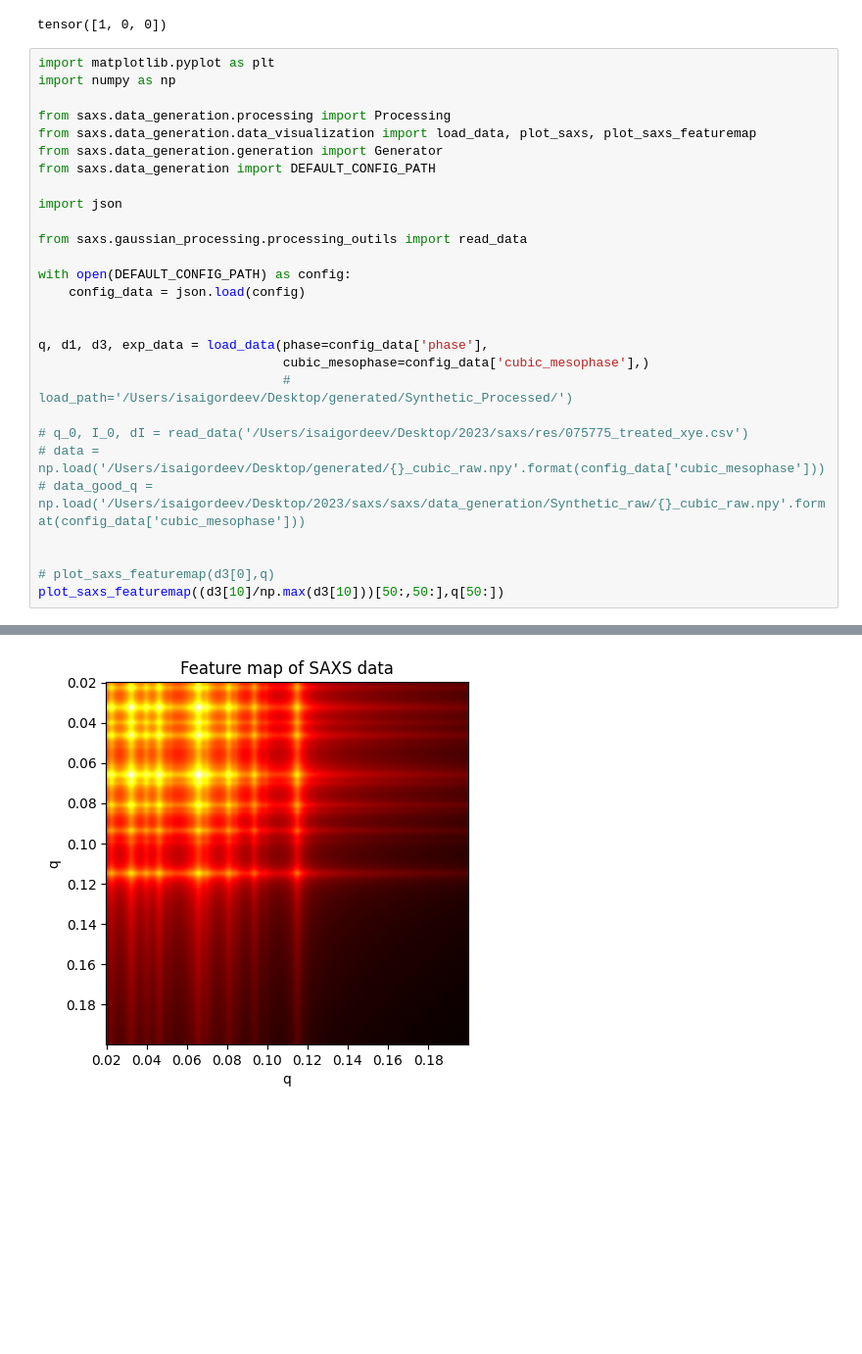
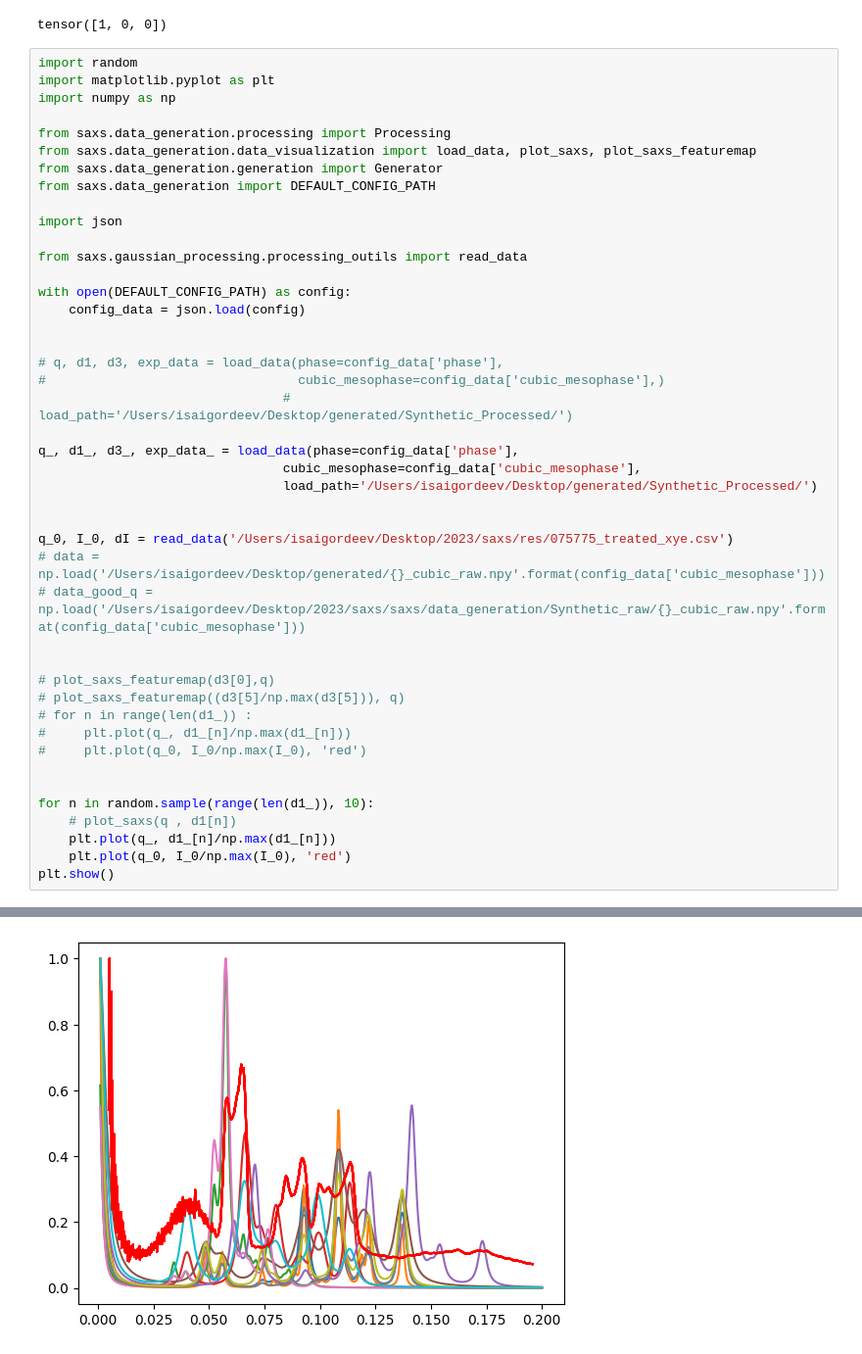
Before and after one commit to isaigordeev/saxs, a Jupyter notebook: heap.ipynb, the cells around one changed output, grey strips where cells are left out. Shown: that part at 98% size. Saved outputs shown, nothing was run; the diff lists cells and outputs as text; blank space fills up the shorter version.

```diff
--- a/heap.ipynb
+++ b/heap.ipynb
@@ -103,6 +103,7 @@ print(one_hot)
 # %% [output]
 tensor([1, 0, 0])
 # %%
+import random
 import matplotlib.pyplot as plt
 import numpy as np
 
@@ -119,16 +120,31 @@ with open(DEFAULT_CONFIG_PATH) as config:
     config_data = json.load(config)
 
 
-q, d1, d3, exp_data = load_data(phase=config_data['phase'],
-                                cubic_mesophase=config_data['cubic_mesophase'],)
+# q, d1, d3, exp_data = load_data(phase=config_data['phase'],
+#                                 cubic_mesophase=config_data['cubic_mesophase'],)
                                 # load_path='/Users/isaigordeev/Desktop/generated/Synthetic_Processed/')
 
-# q_0, I_0, dI = read_data('/Users/isaigordeev/Desktop/2023/saxs/res/075775_treated_xye.csv')
+q_, d1_, d3_, exp_data_ = load_data(phase=config_data['phase'],
+                                cubic_mesophase=config_data['cubic_mesophase'],
+                                load_path='/Users/isaigordeev/Desktop/generated/Synthetic_Processed/')
+
+
+q_0, I_0, dI = read_data('/Users/isaigordeev/Desktop/2023/saxs/res/075775_treated_xye.csv')
 # data = np.load('/Users/isaigordeev/Desktop/generated/{}_cubic_raw.npy'.format(config_data['cubic_mesophase']))
 # data_good_q = np.load('/Users/isaigordeev/Desktop/2023/saxs/saxs/data_generation/Synthetic_raw/{}_cubic_raw.npy'.format(config_data['cubic_mesophase']))
 
 
 # plot_saxs_featuremap(d3[0],q)
-plot_saxs_featuremap((d3[10]/np.max(d3[10]))[50:,50:],q[50:])
+# plot_saxs_featuremap((d3[5]/np.max(d3[5])), q)
+# for n in range(len(d1_)) :
+#     plt.plot(q_, d1_[n]/np.max(d1_[n]))
+#     plt.plot(q_0, I_0/np.max(I_0), 'red')
+
+
+for n in random.sample(range(len(d1_)), 10):
+    # plot_saxs(q , d1[n])
+    plt.plot(q_, d1_[n]/np.max(d1_[n]))
+    plt.plot(q_0, I_0/np.max(I_0), 'red')
+plt.show()
 # %% [output]
 cubic
@@ -136 +152 @@ cubic
-[figure, old version]
+[figure, new version]
```
Also changed, not shown: parts of 4 cells of this notebook, 12 other files.
